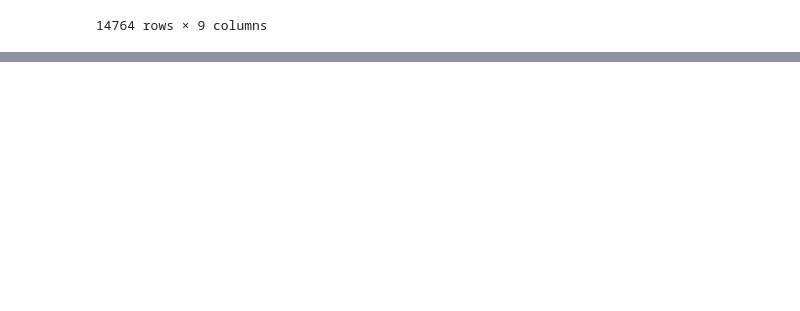
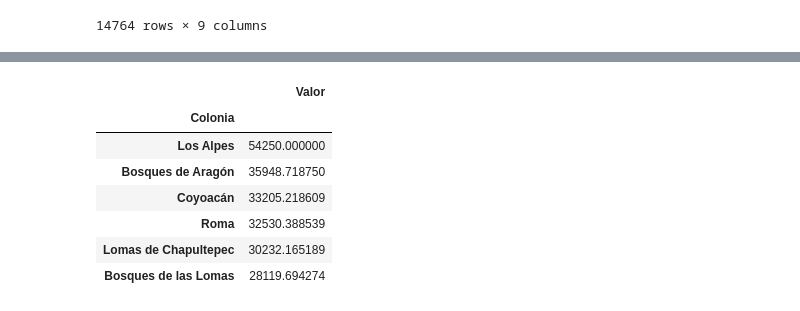
Before and after one commit to AndresCMontejo/Analisis_Inmuebles_CDMX, a Jupyter notebook: inmuebles_cdmx.ipynb, the cells around one changed output, grey strips where cells are left out. Cells and saved outputs as stored; diff of their text form; code cells hidden in the pictures; blank space fills up the shorter version.

```diff
--- a/inmuebles_cdmx.ipynb
+++ b/inmuebles_cdmx.ipynb
@@ -403,0 +427,13 @@ df.shape
+# %%
+#Analizar qué colonias tienen el promedio de alquiler más alto.
+colonias_caras = df.groupby("Colonia")[["Valor"]].mean().sort_values(by='Valor', ascending=False)
+colonias_caras.head(6)
+# %% [output]
+|  | Valor |
+| Colonia |  |
+| Los Alpes | 54250.000000 |
+| Bosques de Aragón | 35948.718750 |
+| Coyoacán | 33205.218609 |
+| Roma | 32530.388539 |
+| Lomas de Chapultepec | 30232.165189 |
+| Bosques de las Lomas | 28119.694274 |
```
Also changed, not shown: parts of 4 cells of this notebook.
